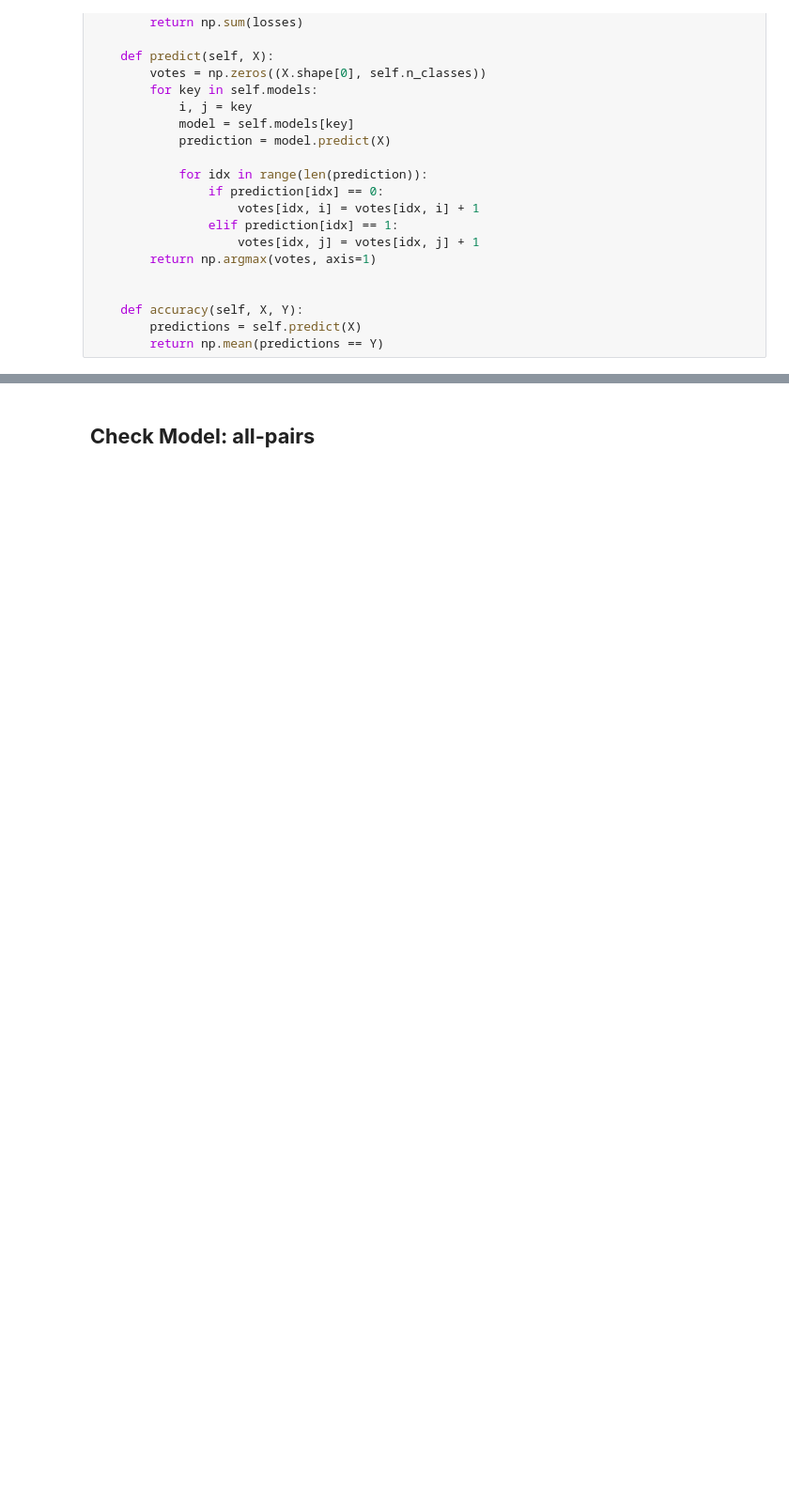
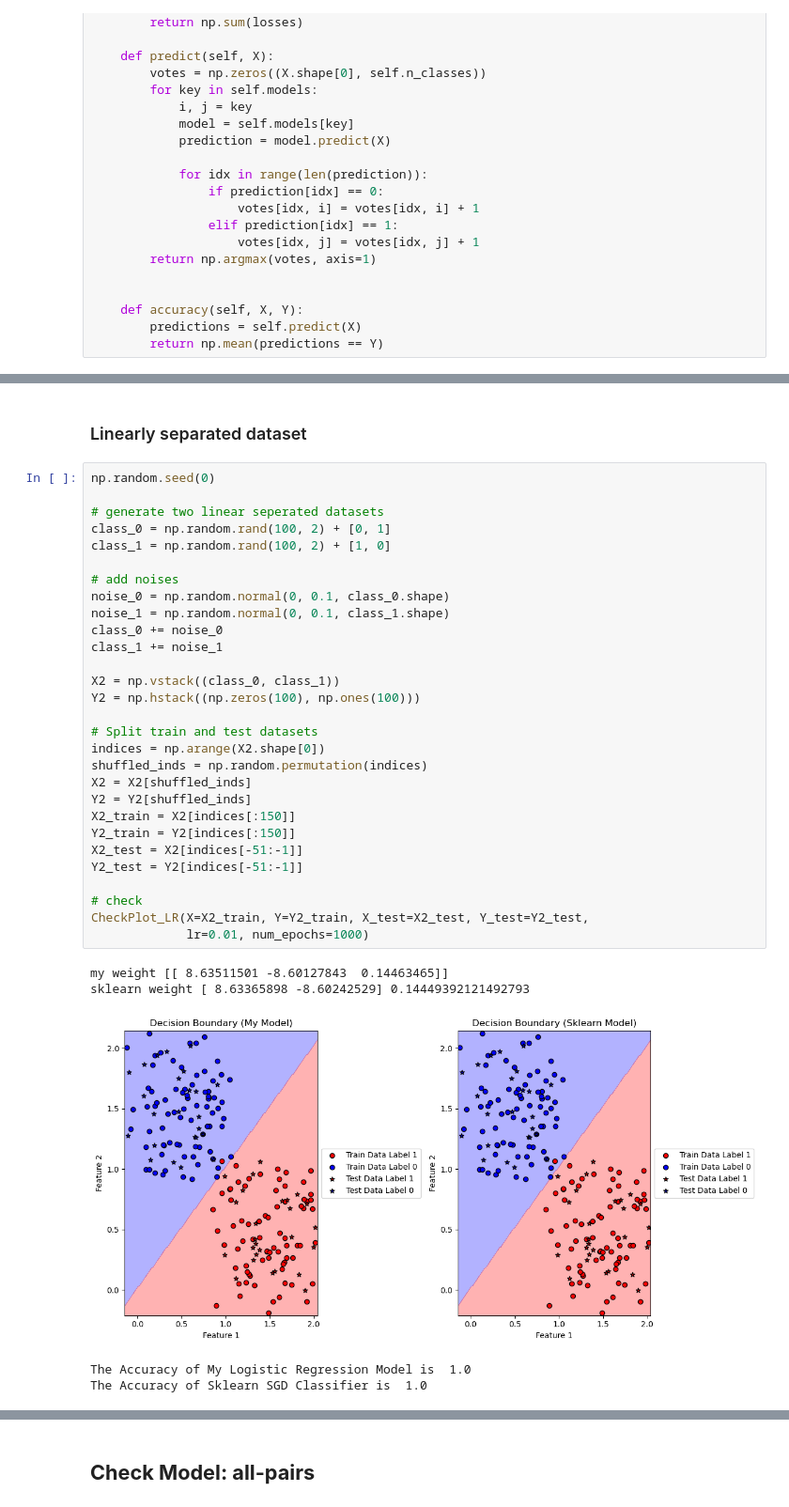
Before and after one commit to hyukahn16/data2060-final-project, a Jupyter notebook: project.ipynb, the cells around one changed output, grey strips where cells are left out. Shown at 94% size. Drawn from its saved outputs; the diff is of its cells as text; blank space fills up the shorter version.

```diff
--- a/project.ipynb
+++ b/project.ipynb
@@ -588,0 +566,37 @@ class AllPairs:
+# %% [markdown]
+### Linearly separated dataset
+# %%
+np.random.seed(0)
+
+# generate two linear seperated datasets
+class_0 = np.random.rand(100, 2) + [0, 1]
+class_1 = np.random.rand(100, 2) + [1, 0]
+
+# add noises
+noise_0 = np.random.normal(0, 0.1, class_0.shape)
+noise_1 = np.random.normal(0, 0.1, class_1.shape)
+class_0 += noise_0
+class_1 += noise_1
+
+X2 = np.vstack((class_0, class_1))
+Y2 = np.hstack((np.zeros(100), np.ones(100)))
+
+# Split train and test datasets
+indices = np.arange(X2.shape[0])
+shuffled_inds = np.random.permutation(indices)
+X2 = X2[shuffled_inds]
+Y2 = Y2[shuffled_inds]
+X2_train = X2[indices[:150]]
+Y2_train = Y2[indices[:150]]
+X2_test = X2[indices[-51:-1]]
+Y2_test = Y2[indices[-51:-1]]
+
+# check
+CheckPlot_LR(X=X2_train, Y=Y2_train, X_test=X2_test, Y_test=Y2_test,
+             lr=0.01, num_epochs=1000)
+# %% [output]
+my weight [[ 8.63511501 -8.60127843  0.14463465]]
+sklearn weight [ 8.63365898 -8.60242529] 0.14449392121492793
+[figure, added]
+The Accuracy of My Logistic Regression Model is  1.0
+The Accuracy of Sklearn SGD Classifier is  1.0
```
Also changed, not shown: parts of 36 cells of this notebook.
